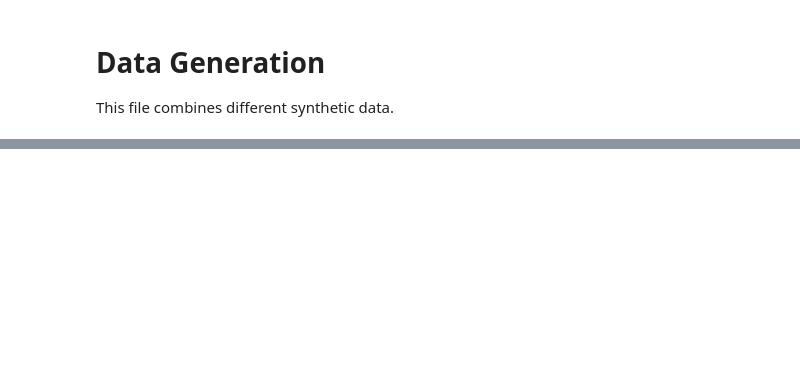
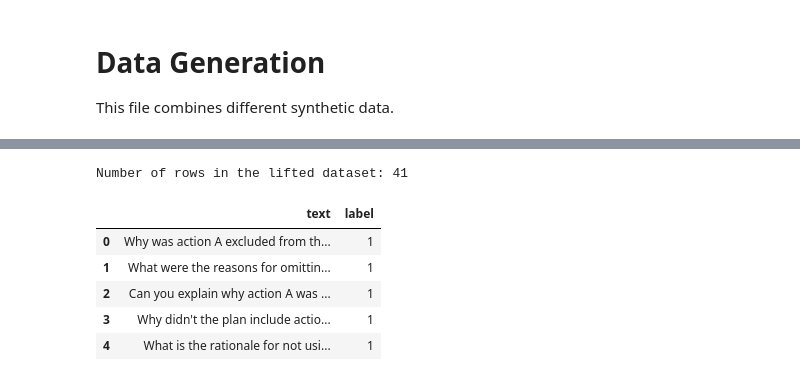
Before and after one commit to g-nitin/Contrastive-Planning, a Jupyter notebook: framework_nlp/data/data_generation.ipynb, the cells around one changed output, grey strips where cells are left out. Saved outputs shown, nothing was run; the diff lists cells and outputs as text; code cells hidden in the pictures; blank space fills up the shorter version.

```diff
--- a/framework_nlp/data/data_generation.ipynb
+++ b/framework_nlp/data/data_generation.ipynb
@@ -105 +71,14 @@ df_2.head()
+# %%
+# Convert to DataFrame
+lifted_df = pd.DataFrame(lifted_data, columns=["text", "label"])
+print(f"Number of rows in the lifted dataset: {lifted_df.shape[0]}")
+lifted_df.head()
+# %% [output]
+Number of rows in the lifted dataset: 41
+|  | text | label |
+| 0 | Why was action A excluded from th... | 1 |
+| 1 | What were the reasons for omittin... | 1 |
+| 2 | Can you explain why action A was ... | 1 |
+| 3 | Why didn't the plan include actio... | 1 |
+| 4 | What is the rationale for not usi... | 1 |
 # %%
```
Also changed, not shown: parts of 10 cells of this notebook, 4 other files.
